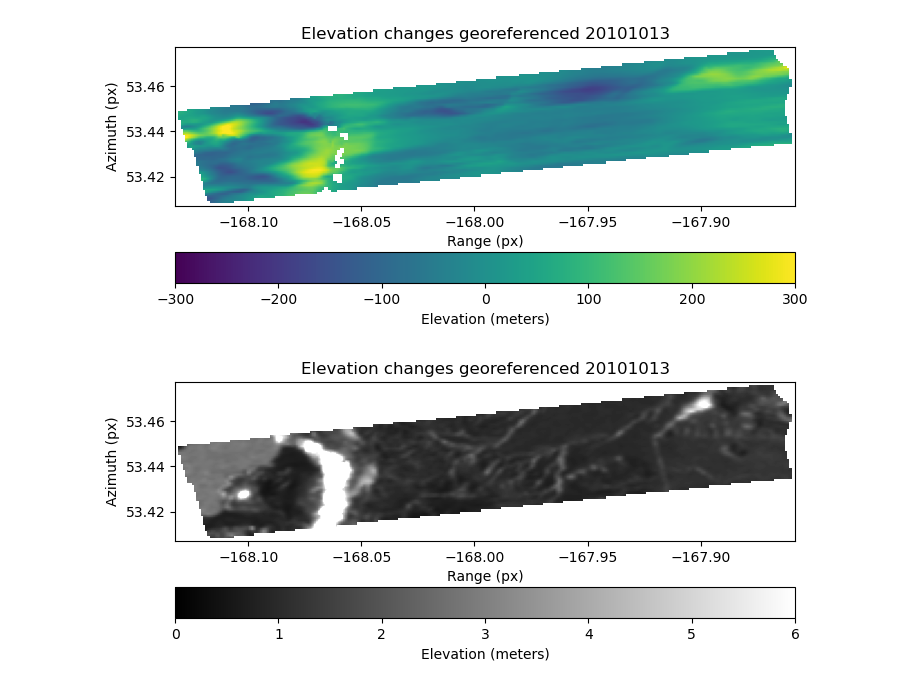
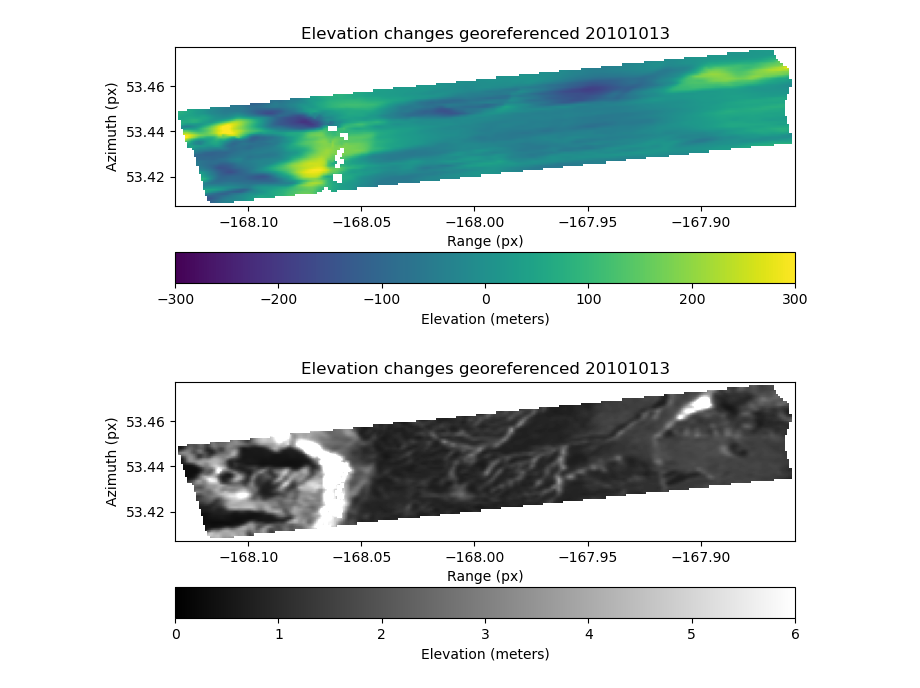
Before and after one commit to mfangaritav/MOSART, a Jupyter notebook: Process_ALOS.ipynb, the cells around one changed output. Saved outputs shown, nothing was run; the diff lists cells and outputs as text; code cells hidden in the pictures.

```diff
--- a/Process_ALOS.ipynb
+++ b/Process_ALOS.ipynb
@@ -424,13 +424,13 @@ geoamps,extent=sfs.georeference(pre_stack,array=tamps,pixel_size=0.001)
 # %%
 %matplotlib inline
 
 plt.figure(figsize=(8,4))
 plt.title('Elevation changes georeferenced '+keys[index])
-plt.imshow(geoamps[0],extent=extent,vmin=0,vmax=6,cmap='gray')
+plt.imshow(geoamps[index],extent=extent,vmin=0,vmax=6,cmap='gray')
 plt.colorbar(label='Elevation (meters)',orientation='horizontal')
 plt.xlabel('Range (px)')
 plt.ylabel('Azimuth (px)')
 
 plt.show()
 # %% [output]
-[figure, old version]
+[figure, new version]
```
